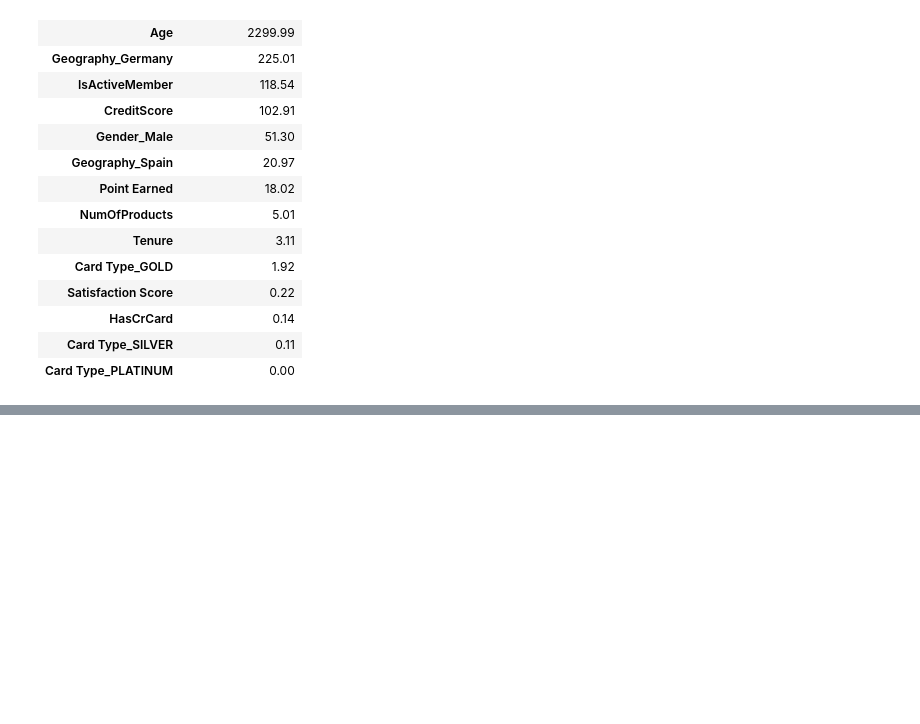
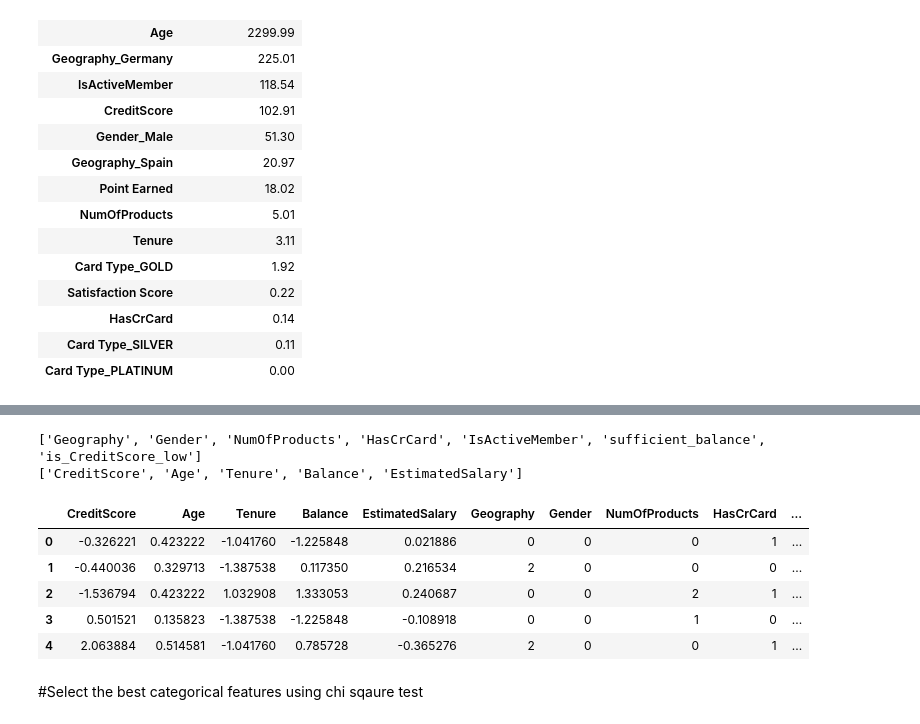
Before and after one commit to ravina029/CustomerChurnPrediction, a Jupyter notebook: research/Feature_Engineering_model_Building.ipynb, the cells around one changed output, grey strips where cells are left out. Cells and saved outputs as stored; diff of their text form; code cells hidden in the pictures; blank space fills up the shorter version.

```diff
--- a/research/Feature_Engineering_model_Building.ipynb
+++ b/research/Feature_Engineering_model_Building.ipynb
@@ -444,0 +545,6 @@ featureScores.sort_values(by = 'Chi Squared Score', ascending = False).round(2)
+# %%
+print(catg)
+print(numr)
+# %% [output]
+['Geography', 'Gender', 'NumOfProducts', 'HasCrCard', 'IsActiveMember', 'sufficient_balance', 'is_CreditScore_low']
+['CreditScore', 'Age', 'Tenure', 'Balance', 'EstimatedSalary']
@@ -444,0 +557,28 @@ featureScores.sort_values(by = 'Chi Squared Score', ascending = False).round(2)
+# %%
+
+
+numerical_transformer = StandardScaler()
+categoricals= []
+
+# Apply LabelEncoder to each categorical column
+for column in catg:
+    le = LabelEncoder()
+    X[column] = le.fit_transform(X[column])
+    categoricals.append((column, le))
+
+# Apply StandardScaler to numerical columns
+X[numr] = numerical_transformer.fit_transform(X[numr])
+
+# Concatenate numerical and encoded categorical columns
+transformed_df = pd.concat([X[numr], X[catg]], axis=1)
+
+transformed_df.head()
+# %% [output]
+|  | CreditScore | Age | Tenure | Balance | EstimatedSalary | Geography | Gender | NumOfProducts | HasCrCard | ... |
+| 0 | -0.326221 | 0.423222 | -1.041760 | -1.225848 | 0.021886 | 0 | 0 | 0 | 1 | ... |
+| 1 | -0.440036 | 0.329713 | -1.387538 | 0.117350 | 0.216534 | 2 | 0 | 0 | 0 | ... |
+| 2 | -1.536794 | 0.423222 | 1.032908 | 1.333053 | 0.240687 | 0 | 0 | 2 | 1 | ... |
+| 3 | 0.501521 | 0.135823 | -1.387538 | -1.225848 | -0.108918 | 0 | 0 | 1 | 0 | ... |
+| 4 | 2.063884 | 0.514581 | -1.041760 | 0.785728 | -0.365276 | 2 | 0 | 0 | 1 | ... |
+# %% [markdown]
+#Select the best categorical features using chi sqaure test
```
Also changed, not shown: parts of 47 cells of this notebook, 17 other files.
